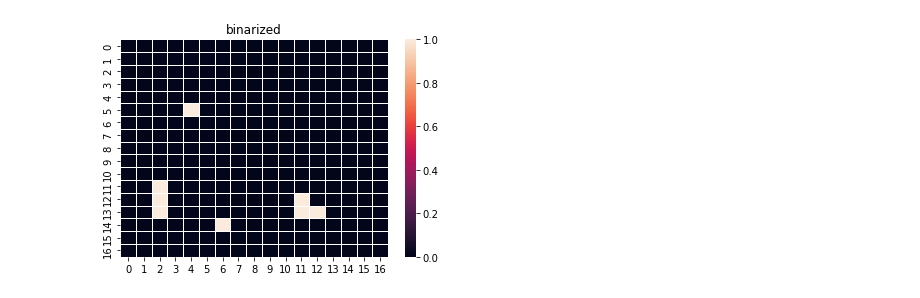
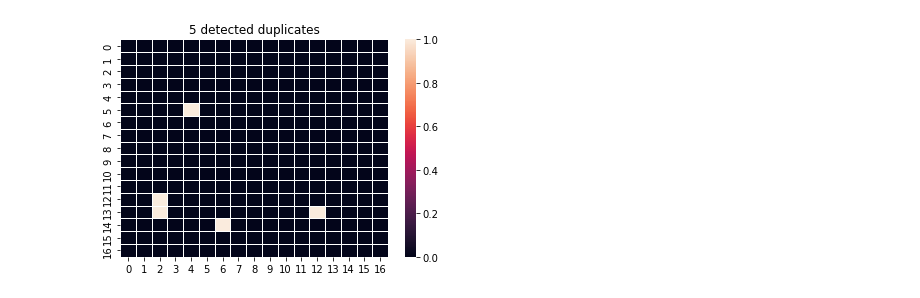
Before and after one commit to GASB-Developers/webscraping, a Jupyter notebook: similarity_analysis.ipynb, the cells around one changed output. Cells and saved outputs as stored; diff of their text form; code cells hidden in the pictures.

```diff
--- a/similarity_analysis.ipynb
+++ b/similarity_analysis.ipynb
@@ -52,19 +54,21 @@ plt.show()
 # %%
 ones = 0
-threshold = 0.4
+threshold = 0.5
 values = []
 binarized = np.zeros_like(x)
+n_removed = 0
 for row in range(x.shape[0]):
     for col in range(row):
         val = x[row,col]
         if row == col:
             pass
         elif val > threshold:
             binarized[row,col] = 1
+            n_removed += 1
 
 
 ax = sns.heatmap(binarized, linewidth=0.5)
-ax.set_title('binarized')
+ax.set_title(f'{n_removed} detected duplicates')
 plt.show()
 # %% [output]
-[figure, old version]
+[figure, new version]
```
Also changed, not shown: parts of 2 cells of this notebook.
